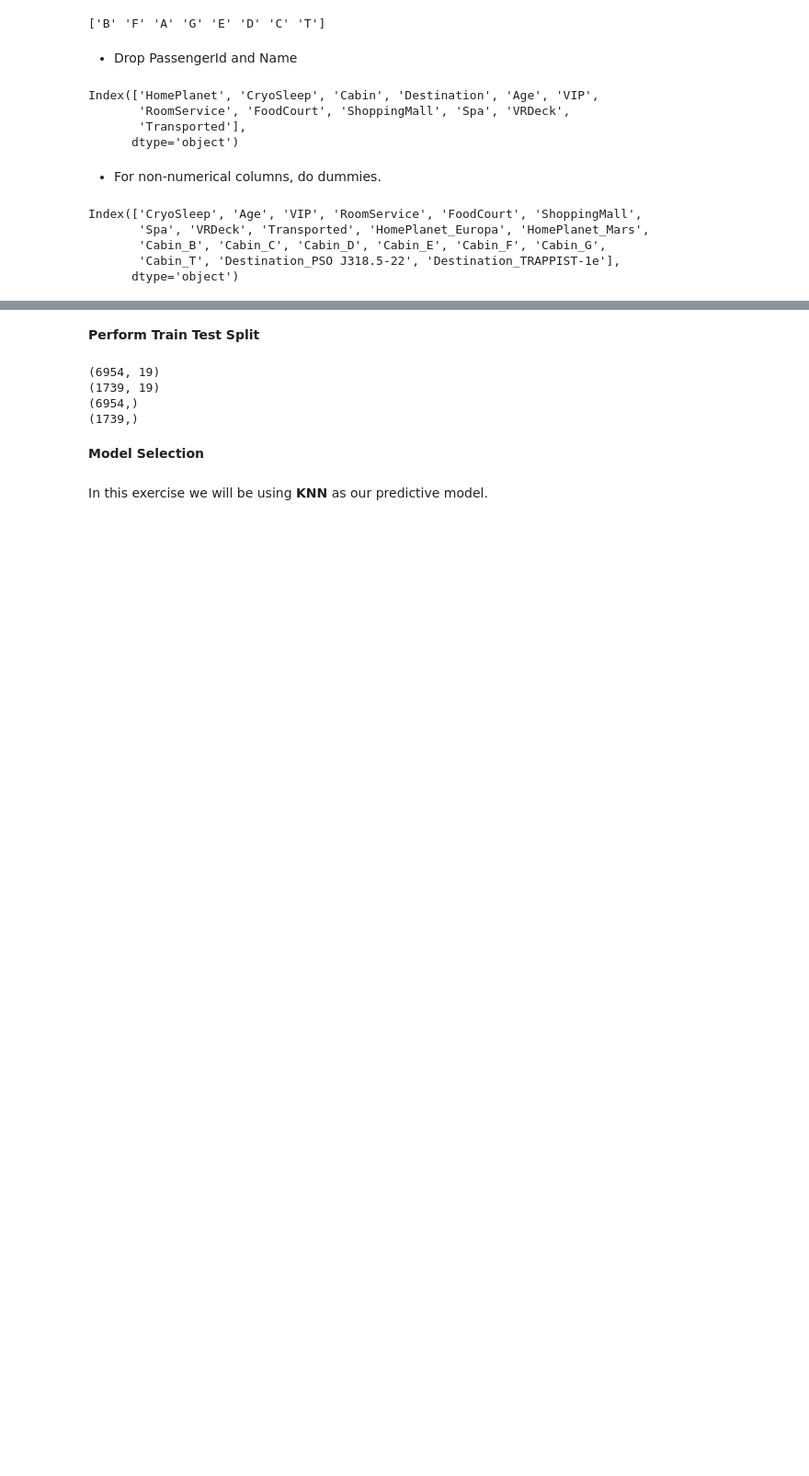
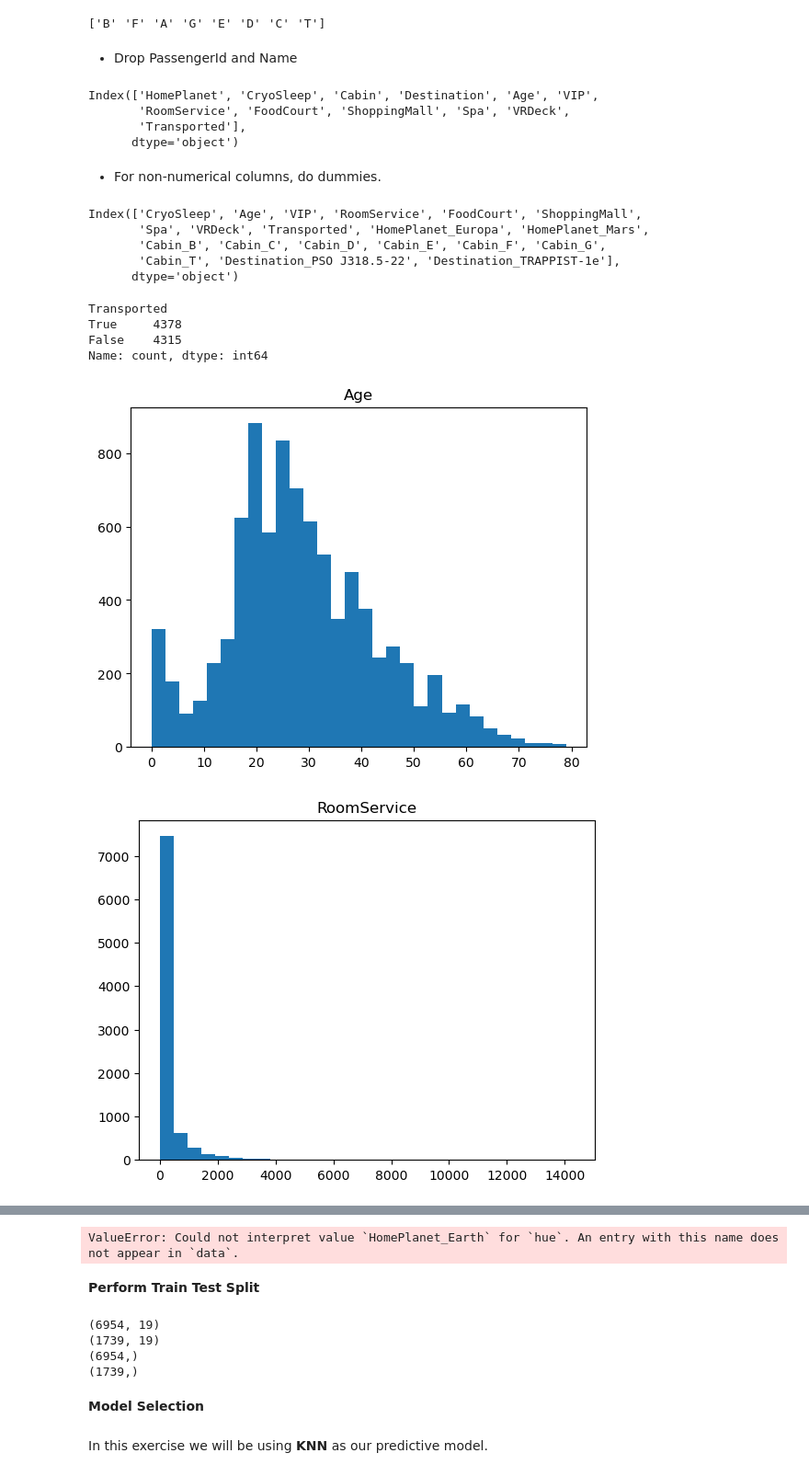
Before and after one commit to PaulinaMamiaga/lab-feature-engineering, a Jupyter notebook: lab-feature_eng.ipynb, the cells around one changed output, grey strips where cells are left out. Shown at 92% size. Saved outputs shown, nothing was run; the diff lists cells and outputs as text; code cells hidden in the pictures; blank space fills up the shorter version.

```diff
--- a/lab-feature_eng.ipynb
+++ b/lab-feature_eng.ipynb
@@ -160,3 +160,38 @@ Index(['CryoSleep', 'Age', 'VIP', 'RoomService', 'FoodCourt', 'ShoppingMall',
        'Cabin_B', 'Cabin_C', 'Cabin_D', 'Cabin_E', 'Cabin_F', 'Cabin_G',
        'Cabin_T', 'Destination_PSO J318.5-22', 'Destination_TRAPPIST-1e'],
       dtype='object')
+# %%
+# do deeper EDA (such as value counts, distributions, or visualizations for important features)
+
+#your code here
+
+# see value counts for target variable
+print(spaceship["Transported"].value_counts())
+
+# see distribution of numerical features
+import matplotlib.pyplot as plt
+numerical_features = ["Age", "RoomService", "FoodCourt", "ShoppingMall", "Spa", "VRDeck"]
+for feature in numerical_features:
+    plt.hist(spaceship[feature], bins=30)
+    plt.title(feature)
+    plt.show()
+
+# create visualization of target variable vs important features
+import seaborn as sns
+sns.countplot(x="Transported", hue="HomePlanet_Earth", data=spaceship)
+plt.title("Transported vs HomePlanet_Earth")
+plt.show()
+
+
+# split data into features and target variable
+X = spaceship.drop("Transported", axis=1)
+y = spaceship["Transported"]
+# split data into training and testing sets
+X_train, X_test, y_train, y_test = train_test_split(X, y, test_size=0.2, random_state=42)
+# %% [output]
+Transported
+True     4378
+False    4315
+Name: count, dtype: int64
+[figure, added]
+[figure, added]
@@ -163,3 +202,4 @@ Index(['CryoSleep', 'Age', 'VIP', 'RoomService', 'FoodCourt', 'ShoppingMall',
+ValueError: Could not interpret value `HomePlanet_Earth` for `hue`. An entry with this name does not appear in `data`.
 # %% [markdown]
 **Perform Train Test Split**
 # %%
```
Also changed, not shown: parts of 1 cell of this notebook.
